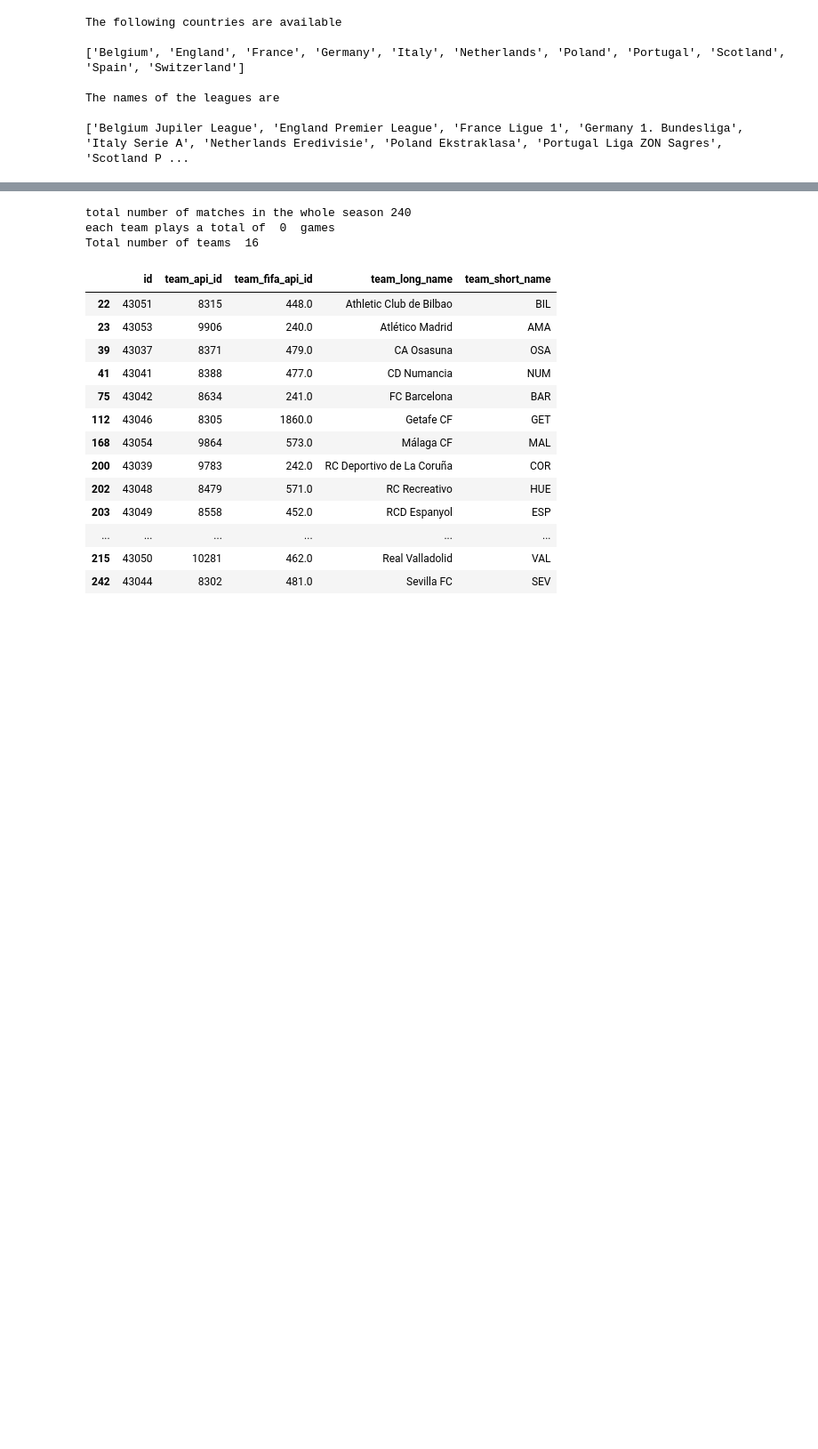
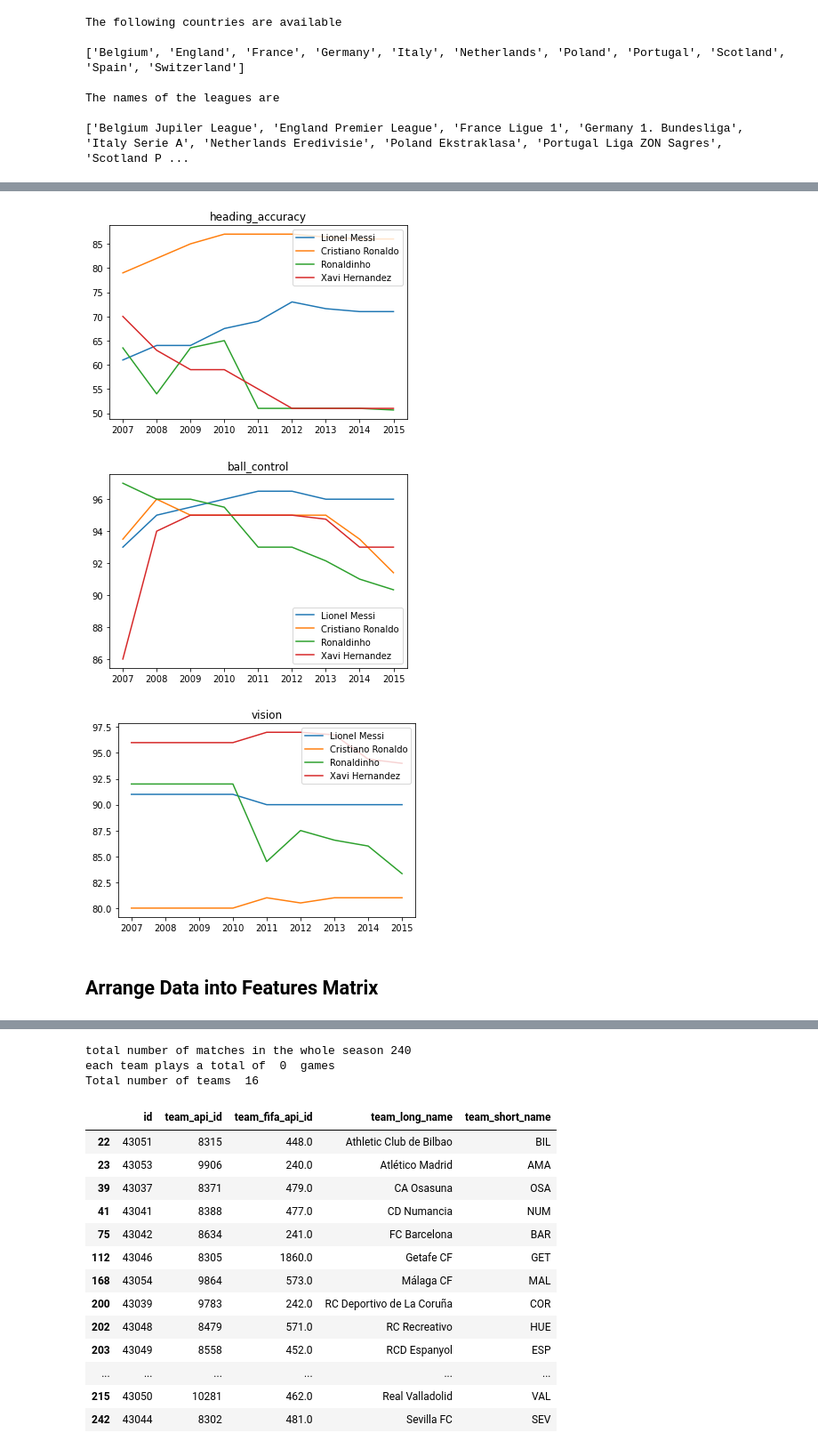
Before and after one commit to mamerchandmedi/Field_positions_classification, a Jupyter notebook: SQL_ADV.ipynb, the cells around one changed output, grey strips where cells are left out. Shown at 89% size. Drawn from its saved outputs; the diff is of its cells as text; code cells hidden in the pictures; blank space fills up the shorter version.

```diff
--- a/SQL_ADV.ipynb
+++ b/SQL_ADV.ipynb
@@ -153,0 +217,18 @@ Ronaldinho
+# %%
+#my_player_list=["Gianluigi Buffon","Gregory Coupet","Iker Casillas"]
+my_player_list=["Lionel Messi","Cristiano Ronaldo","Ronaldinho","Xavi Hernandez"]
+ability="heading_accuracy"
+plot_fun1(my_player_list,ability)
+
+ability="ball_control"
+plot_fun1(my_player_list,ability)
+
+
+ability="vision"
+plot_fun1(my_player_list,ability)
+# %% [output]
+[figure, added]
+[figure, added]
+[figure, added]
+# %% [markdown]
+## Arrange Data into Features Matrix
```
Also changed, not shown: parts of 10 cells of this notebook.
